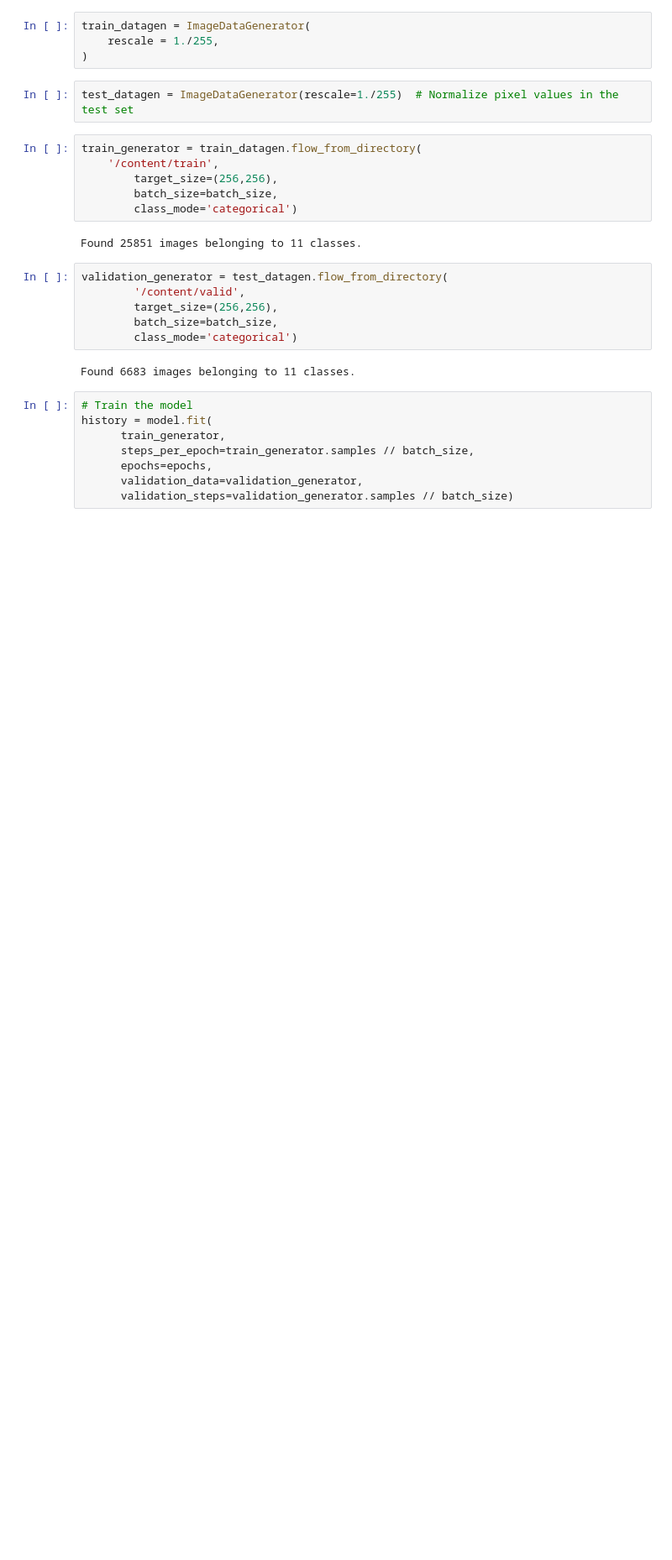
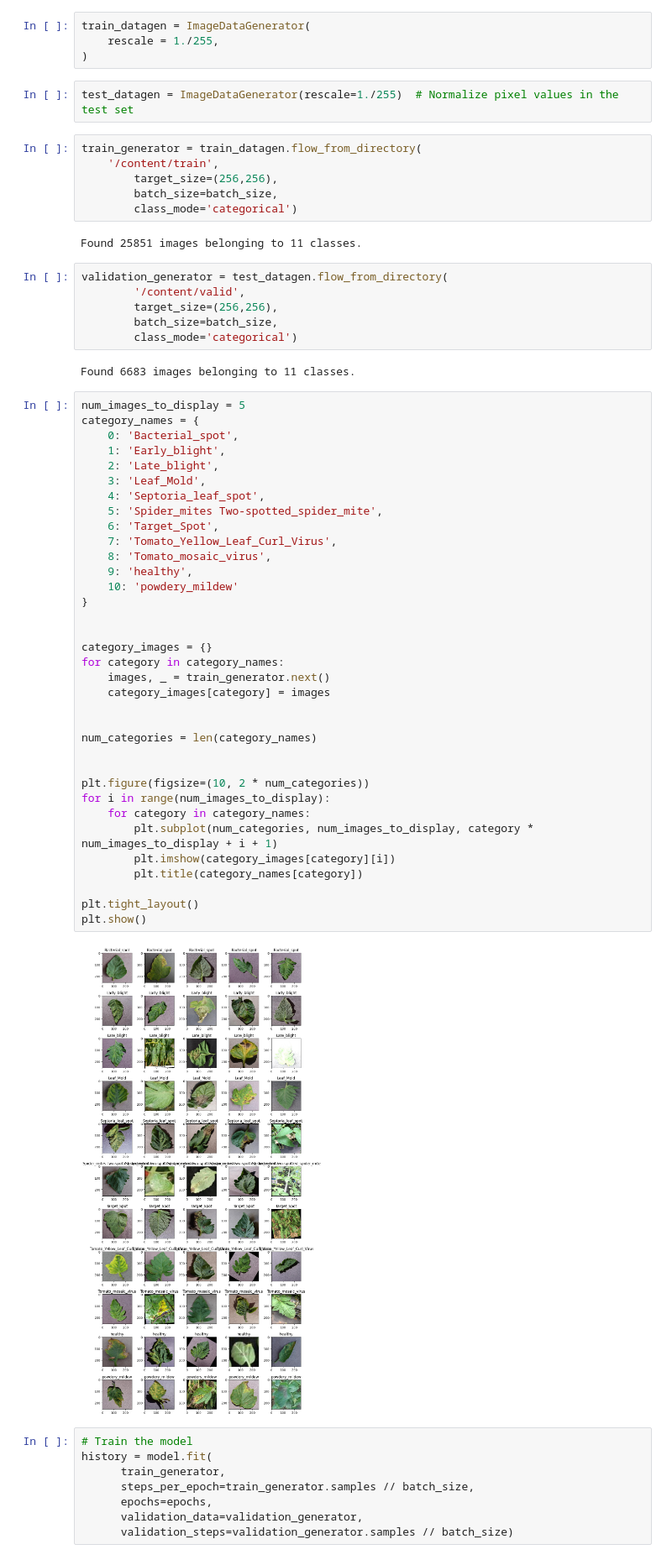
Before and after one commit to HarikrishnanK9/DataSymphony, a Jupyter notebook: Tomato_Leaf_CNN_Part1.ipynb, the cells around one changed output. Shown at 84% size. Drawn from its saved outputs; the diff is of its cells as text; blank space fills up the shorter version.

```diff
--- a/Tomato_Leaf_CNN_Part1.ipynb
+++ b/Tomato_Leaf_CNN_Part1.ipynb
@@ -106,6 +103,43 @@ validation_generator = test_datagen.flow_from_directory(
         class_mode='categorical')
 # %% [output]
 Found 6683 images belonging to 11 classes.
+# %%
+num_images_to_display = 5
+category_names = {
+    0: 'Bacterial_spot',
+    1: 'Early_blight',
+    2: 'Late_blight',
+    3: 'Leaf_Mold',
+    4: 'Septoria_leaf_spot',
+    5: 'Spider_mites Two-spotted_spider_mite',
+    6: 'Target_Spot',
+    7: 'Tomato_Yellow_Leaf_Curl_Virus',
+    8: 'Tomato_mosaic_virus',
+    9: 'healthy',
+    10: 'powdery_mildew'
+}
+
+
+category_images = {}
+for category in category_names:
+    images, _ = train_generator.next()
+    category_images[category] = images
+
+
+num_categories = len(category_names)
+
+
+plt.figure(figsize=(10, 2 * num_categories))
+for i in range(num_images_to_display):
+    for category in category_names:
+        plt.subplot(num_categories, num_images_to_display, category * num_images_to_display + i + 1)
+        plt.imshow(category_images[category][i])
+        plt.title(category_names[category])
+
+plt.tight_layout()
+plt.show()
+# %% [output]
+[figure, added]
 # %%
 # Train the model
 history = model.fit(
```
Also changed, not shown: parts of 8 cells of this notebook.
